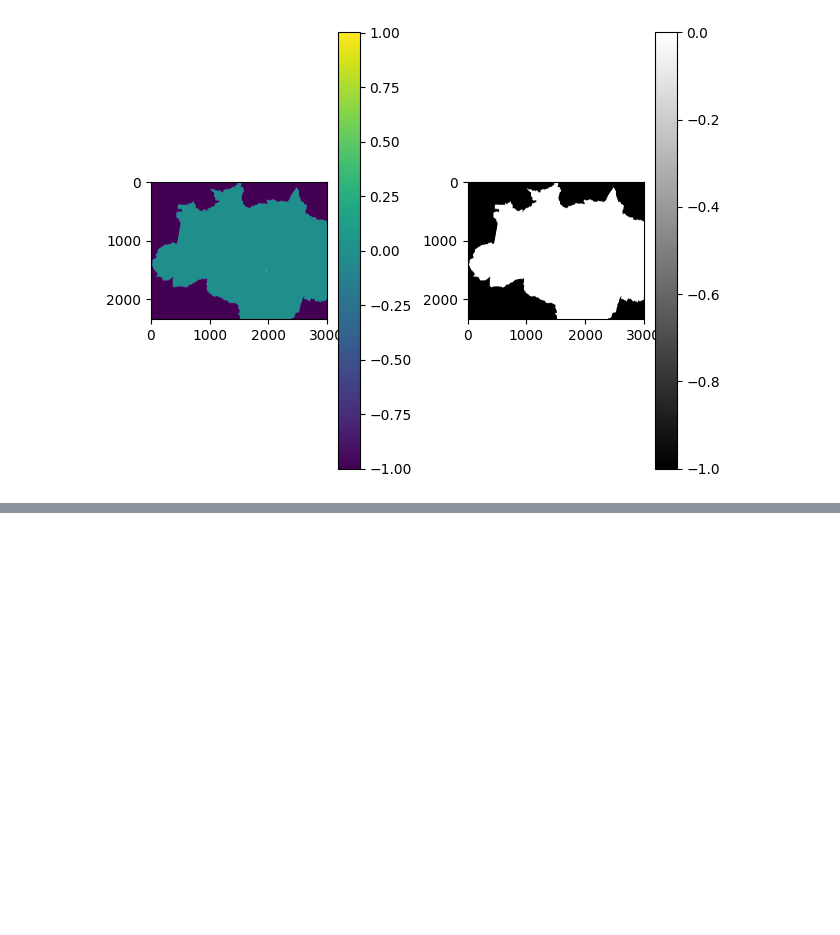
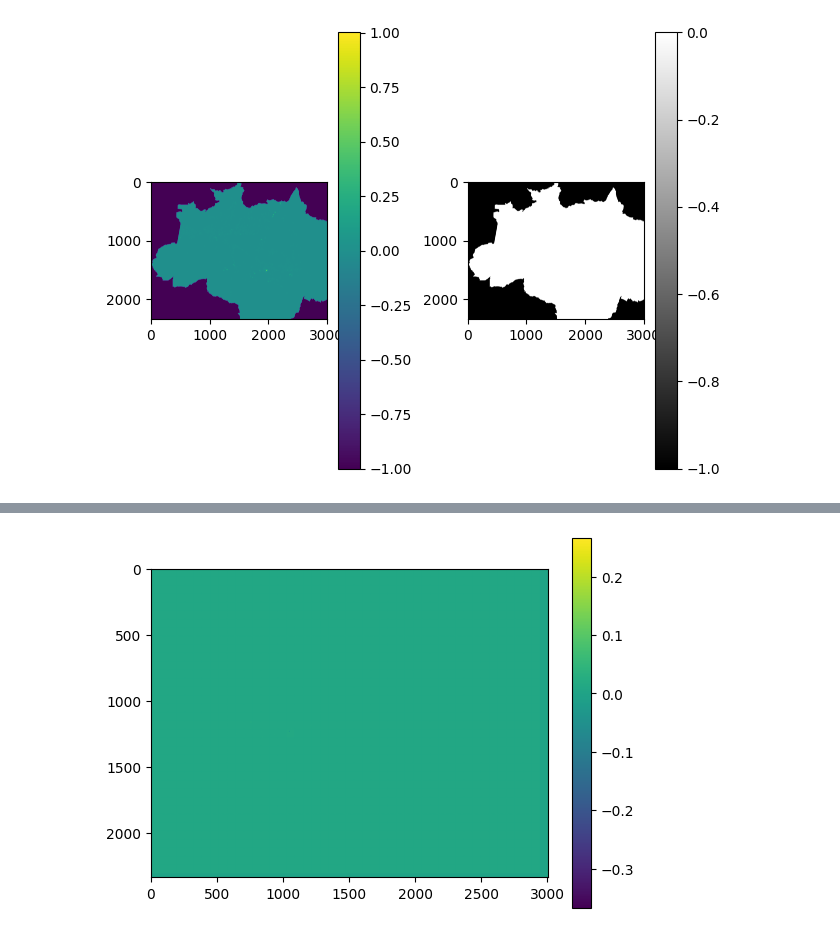
Before and after one commit to thimabru1010/AmazonDeforestation_Prediction, a Jupyter notebook: explore_INPE_IBAMA_data.ipynb, the cells around one changed output, grey strips where cells are left out. Saved outputs shown, nothing was run; the diff lists cells and outputs as text; code cells hidden in the pictures; blank space fills up the shorter version.

```diff
--- a/explore_INPE_IBAMA_data.ipynb
+++ b/explore_INPE_IBAMA_data.ipynb
@@ -291,0 +519,6 @@ print(not_mask)
+# %%
+plt.imshow(img_reconstructed[9])
+plt.colorbar()
+plt.show()
+# %% [output]
+[figure, added]
```
Also changed, not shown: parts of 20 cells of this notebook, 2 other files.
